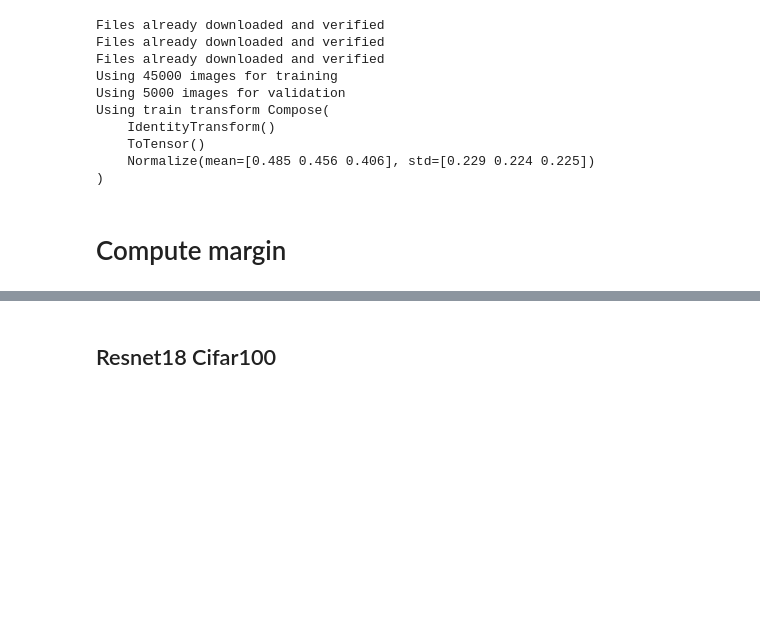
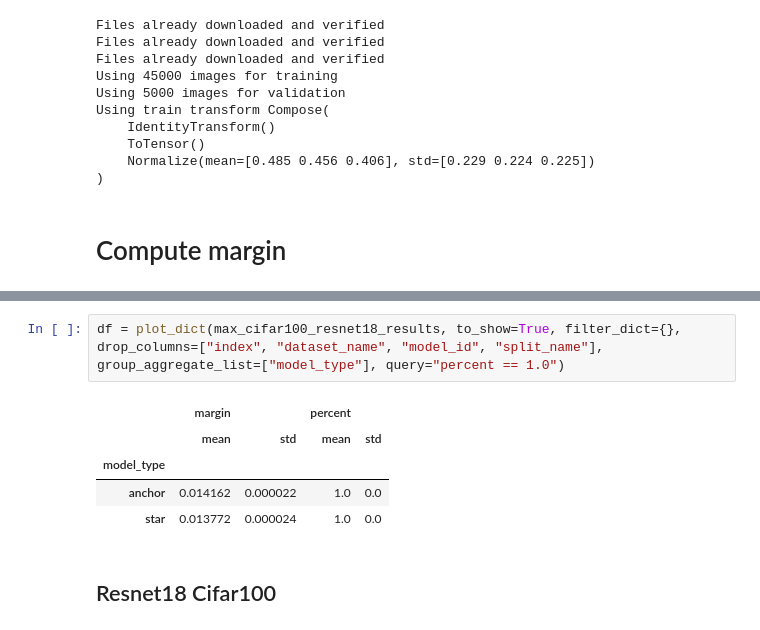
Before and after one commit to AlexanderRubinstein/starlight, a Jupyter notebook: notebooks/margin_exps.ipynb, the cells around one changed output, grey strips where cells are left out. Saved outputs shown, nothing was run; the diff lists cells and outputs as text; blank space fills up the shorter version.

```diff
--- a/notebooks/margin_exps.ipynb
+++ b/notebooks/margin_exps.ipynb
@@ -925,3 +1112,11 @@ Using train transform Compose(
+# %%
+df = plot_dict(max_cifar100_resnet18_results, to_show=True, filter_dict={}, drop_columns=["index", "dataset_name", "model_id", "split_name"], group_aggregate_list=["model_type"], query="percent == 1.0")
+# %% [output]
+|  | margin |  | percent |  |
+|  | mean | std | mean | std |
+| model_type |  |  |  |  |
+| anchor | 0.014162 | 0.000022 | 1.0 | 0.0 |
+| star | 0.013772 | 0.000024 | 1.0 | 0.0 |
 # %% [markdown]
 ## Resnet18 Cifar100
 # %% [markdown]
```
Also changed, not shown: parts of 16 cells of this notebook, 3 other files.
